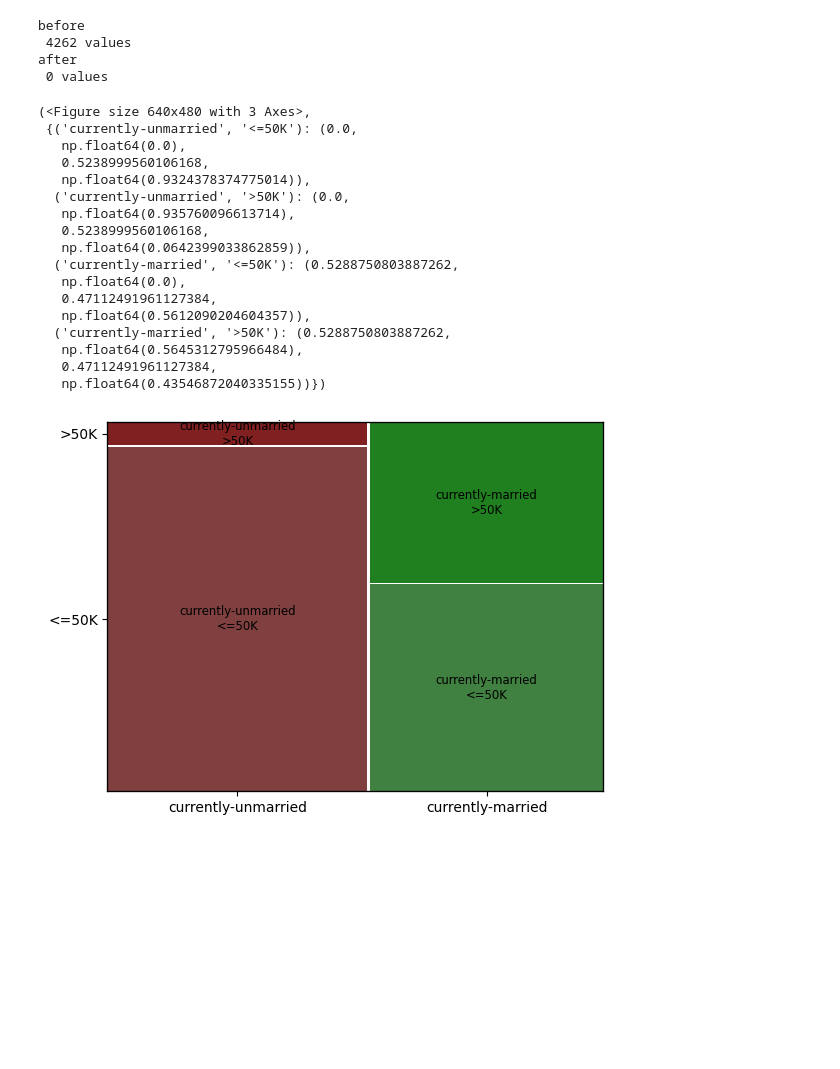
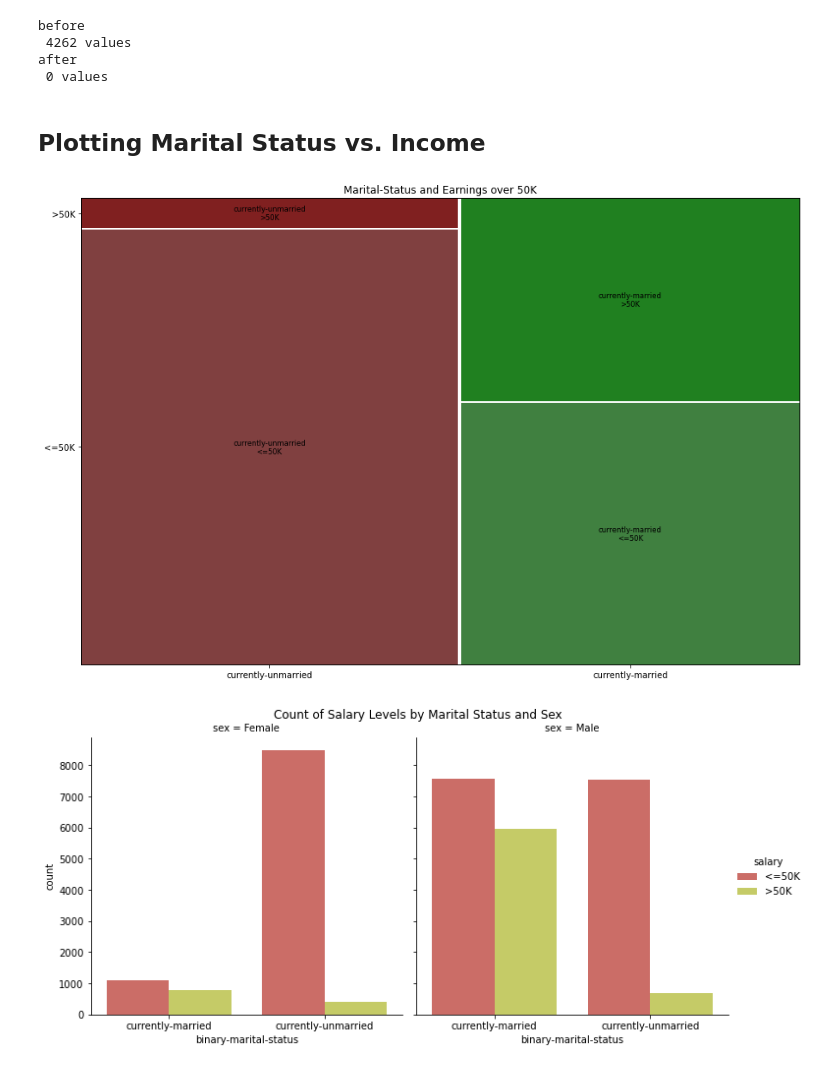
Before and after one commit to ben-gunnels/CSE-578-Customer-Marketing-Analysis, a Jupyter notebook: marital_relationships.ipynb, the cells around one changed output. Saved outputs shown, nothing was run; the diff lists cells and outputs as text; code cells hidden in the pictures; blank space fills up the shorter version.

```diff
--- a/marital_relationships.ipynb
+++ b/marital_relationships.ipynb
@@ -63,29 +59,35 @@ before
  4262 values
 after
  0 values
+# %% [markdown]
+## Plotting Marital Status vs. Income
 # %%
-categorical_attributes = ["workclass", "education", "marital-status", "occupation", "relationship", "race", "sex", "native-country"] # These attributes are categorical data
-
 # Create a mosaic plot associating marital status to earning less than or greater than 50K
 currently_married = ['Married-civ-spouse', 'Married-AF-spouse', 'Married-spouse-absent']
-customer_df["marital-status"] = customer_df["marital-status"].apply(lambda x: "currently-married" if x in currently_married else "currently-unmarried")
-mosaic(customer_df, ["marital-status", "salary"])
+customer_df["binary-marital-status"] = customer_df["marital-status"].apply(lambda x: "currently-married" if x in currently_married else "currently-unmarried")
+fig, ax = plt.subplots(figsize=(15, 10))
+mosaic(customer_df, ["binary-marital-status", "salary"], title="Marital-Status and Earnings over 50K", ax=ax)
+plt.show()
 # %% [output]
-(<Figure size 640x480 with 3 Axes>,
- {('currently-unmarried', '<=50K'): (0.0,
-   np.float64(0.0),
-   0.5238999560106168,
-   np.float64(0.9324378374775014)),
-  ('currently-unmarried', '>50K'): (0.0,
-   np.float64(0.935760096613714),
-   0.5238999560106168,
-   np.float64(0.0642399033862859)),
-  ('currently-married', '<=50K'): (0.5288750803887262,
-   np.float64(0.0),
-   0.47112491961127384,
-   np.float64(0.5612090204604357)),
-  ('currently-married', '>50K'): (0.5288750803887262,
-   np.float64(0.5645312795966484),
-   0.47112491961127384,
-   np.float64(0.43546872040335155))})
-[figure, old version]
+[figure, new version]
+# %%
+# Stacked Bar Chart
+import seaborn as sns
+temp = customer_df.groupby(['binary-marital-status', 'sex'])['salary'].value_counts().to_frame(name='count').reset_index()
+# Calculate the total count for each group of binary-marital-status and sex
+group_totals = temp.groupby(['binary-marital-status', 'sex'])['count'].transform('sum')
+
+# Calculate the proportion of each count within its group
+temp['proportion'] = temp['count'] / group_totals
+
+# Grouped Bar Chart
+sns.catplot(
+    data=temp, kind="bar",
+    x="binary-marital-status", y="count", hue="salary",
+    col="sex", ci=None, height=5, aspect=1, palette=sns.color_palette("hls")
+)
+plt.subplots_adjust(top=0.9)
+plt.suptitle('Count of Salary Levels by Marital Status and Sex')
+plt.show()
+# %% [output]
+[figure, added]
```
Also changed, not shown: parts of 2 cells of this notebook.
